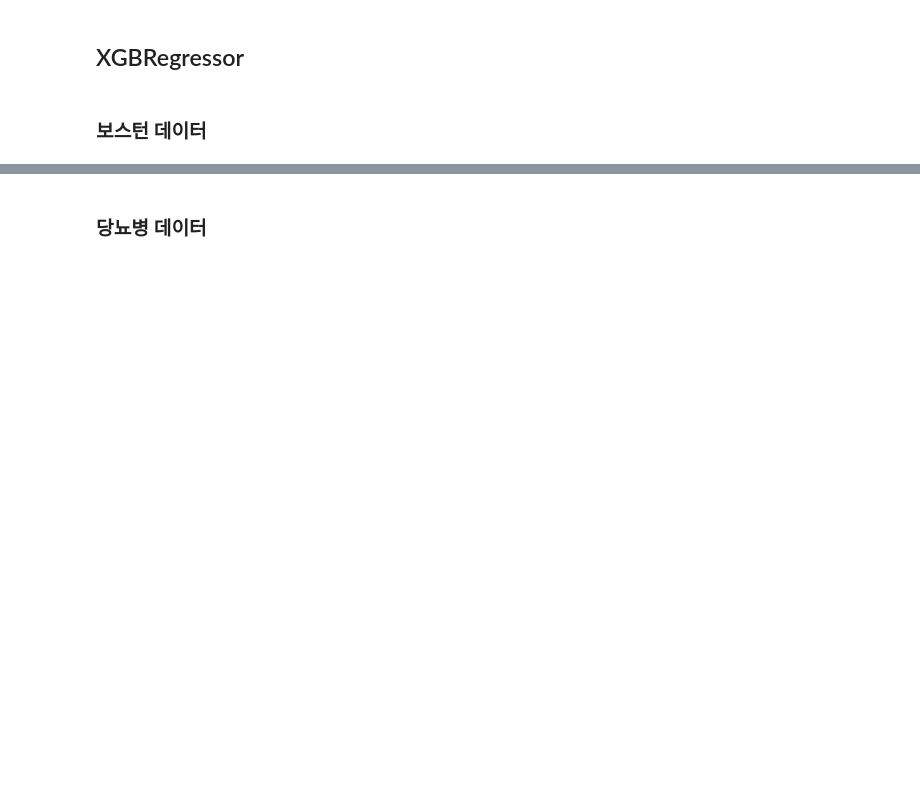
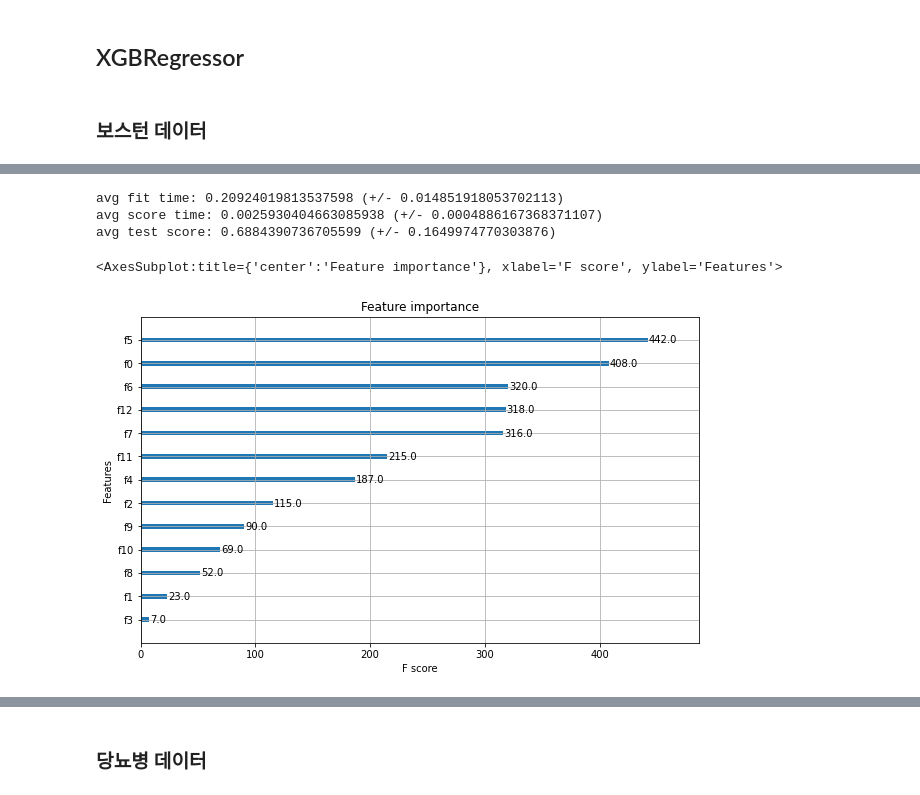
Before and after one commit to fasthill/scikit-learn-study, a Jupyter notebook: 8.1 XGBoost_LightGBM.ipynb, the cells around one changed output, grey strips where cells are left out. Saved outputs shown, nothing was run; the diff lists cells and outputs as text; code cells hidden in the pictures; blank space fills up the shorter version.

```diff
--- a/8.1 XGBoost_LightGBM.ipynb
+++ b/8.1 XGBoost_LightGBM.ipynb
@@ -124,0 +211,9 @@ avg test score: 0.96 (+/- 0.024944382578492935)
+# %%
+boston = load_boston()
+X_train, X_test, y_train, t_test = train_test_split(boston.data, boston.target,
+                                                   test_size=0.2, random_state=123)
+# %%
+xgbr = XGBRegressor(n_estimators=400, learning_rate=0.1, max_depth=3, objective='reg:squarederror',
+                    use_label_encoder=False, eval_metric='mlogloss')
+
+xgbr.fit(X_train, y_train)
@@ -124,0 +230,18 @@ avg test score: 0.96 (+/- 0.024944382578492935)
+# %%
+cross_val = cross_validate(estimator=xgbr,
+                          X=boston.data, y=boston.target,
+                          cv=5)
+
+print('avg fit time: {} (+/- {})'.format(cross_val['fit_time'].mean(), cross_val['fit_time'].std()))
+print('avg score time: {} (+/- {})'.format(cross_val['score_time'].mean(), cross_val['score_time'].std()))
+print('avg test score: {} (+/- {})'.format(cross_val['test_score'].mean(), cross_val['test_score'].std()))
+# %% [output]
+avg fit time: 0.20924019813537598 (+/- 0.014851918053702113)
+avg score time: 0.0025930404663085938 (+/- 0.0004886167368371107)
+avg test score: 0.6884390736705599 (+/- 0.1649974770303876)
+# %%
+fig, ax = plt.subplots(figsize=(10,6))
+plot_importance(xgbr, ax=ax)
+# %% [output]
+<AxesSubplot:title={'center':'Feature importance'}, xlabel='F score', ylabel='Features'>
+[figure, added]
```
Also changed, not shown: parts of 53 cells of this notebook.
